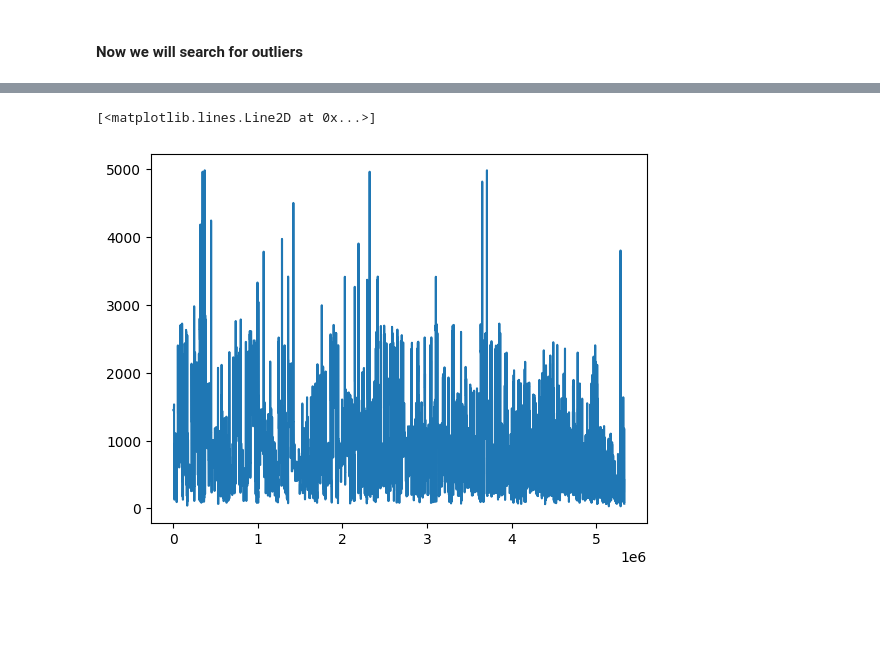
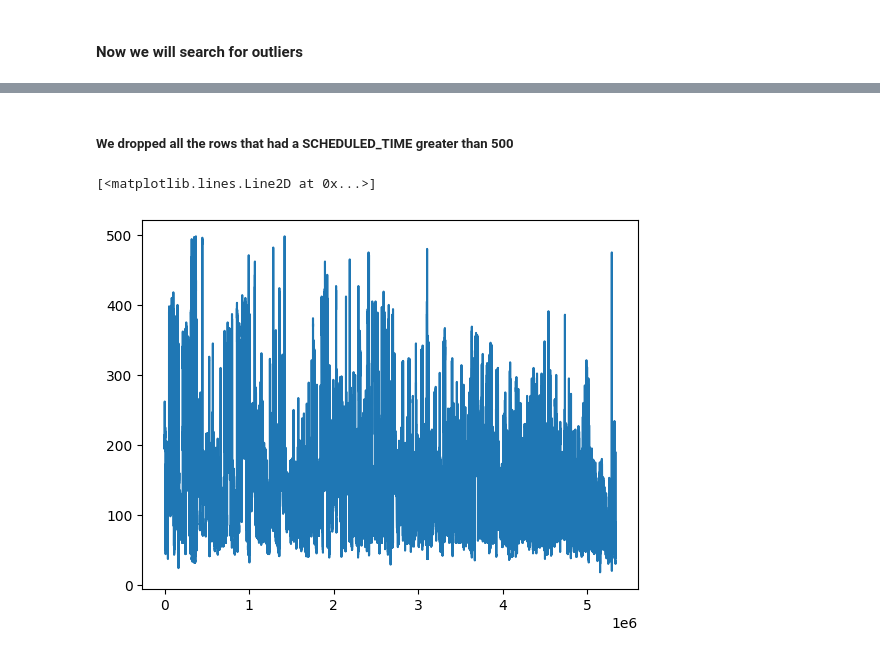
Before and after one commit to 3mkTawfik/DEProject2, a Jupyter notebook: DEProject2.ipynb, the cells around one changed output, grey strips where cells are left out. Cells and saved outputs as stored; diff of their text form; code cells hidden in the pictures; blank space fills up the shorter version.

```diff
--- a/DEProject2.ipynb
+++ b/DEProject2.ipynb
@@ -116,8 +231,11 @@ plt.plot(df['AIR_TIME'])#maybe
-# %%
-plt.plot(df['DISTANCE'])# 4.5 to 4k remove
-# %% [output]
-[<matplotlib.lines.Line2D at 0x...>]
-[figure, removed]
+# %% [markdown]
+<h5>We dropped all the rows that had a SCHEDULED_TIME greater than 500  </h5>
+# %%
+df = df.drop(df[df.SCHEDULED_TIME >= 500].index)
+plt.plot(df['SCHEDULED_TIME'])
+# %% [output]
+[<matplotlib.lines.Line2D at 0x...>]
+[figure, added]
 # %%
 plt.plot(df['TAXI_IN'])# remove above 200
 # %% [output]
```
Also changed, not shown: parts of 27 cells of this notebook, 1 other file.
